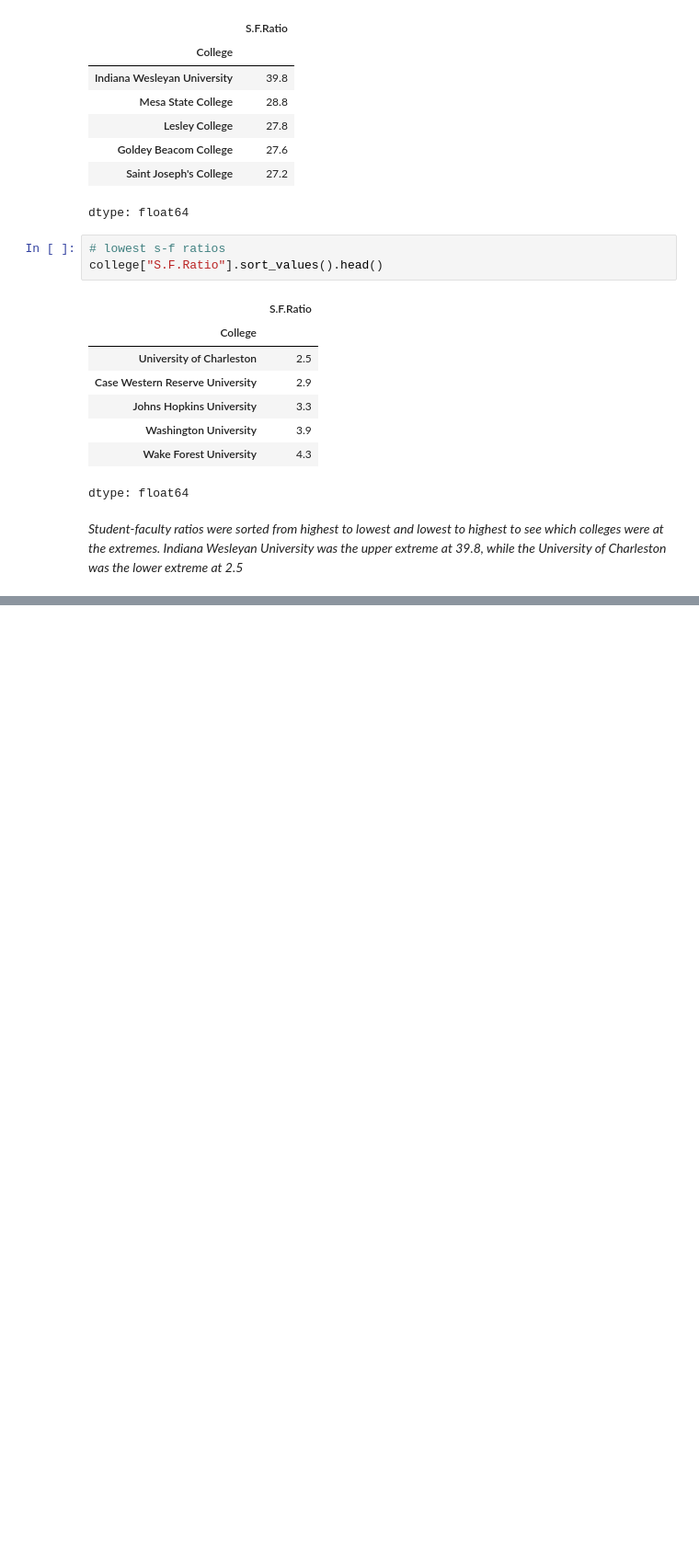
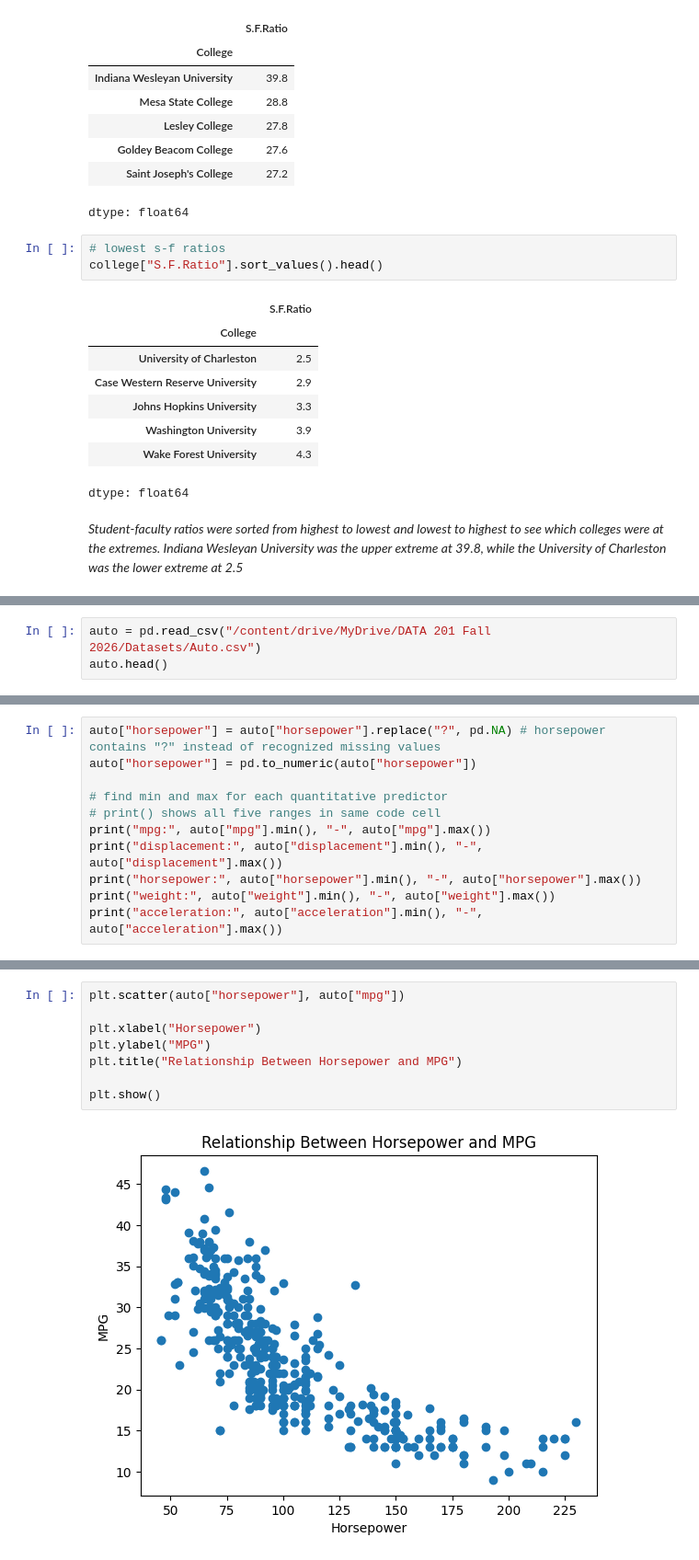
Before and after one commit to ashsiendo/DATA-201-Labs, a Jupyter notebook: Assignments/Week2_HW.ipynb, the cells around one changed output, grey strips where cells are left out. Shown at 92% size. Saved outputs shown, nothing was run; the diff lists cells and outputs as text; blank space fills up the shorter version.

Commit message:
Worked on Q9 Auto analysis

```diff
--- a/Assignments/Week2_HW.ipynb
+++ b/Assignments/Week2_HW.ipynb
@@ -225,0 +234,3 @@ dtype: float64
+# %%
+auto = pd.read_csv("/content/drive/MyDrive/DATA 201 Fall 2026/Datasets/Auto.csv")
+auto.head()
@@ -225,0 +274,11 @@ dtype: float64
+# %%
+auto["horsepower"] = auto["horsepower"].replace("?", pd.NA) # horsepower contains "?" instead of recognized missing values
+auto["horsepower"] = pd.to_numeric(auto["horsepower"])
+
+# find min and max for each quantitative predictor
+# print() shows all five ranges in same code cell
+print("mpg:", auto["mpg"].min(), "-", auto["mpg"].max())
+print("displacement:", auto["displacement"].min(), "-", auto["displacement"].max())
+print("horsepower:", auto["horsepower"].min(), "-", auto["horsepower"].max())
+print("weight:", auto["weight"].min(), "-", auto["weight"].max())
+print("acceleration:", auto["acceleration"].min(), "-", auto["acceleration"].max())
@@ -225,0 +369,10 @@ dtype: float64
+# %%
+plt.scatter(auto["horsepower"], auto["mpg"])
+
+plt.xlabel("Horsepower")
+plt.ylabel("MPG")
+plt.title("Relationship Between Horsepower and MPG")
+
+plt.show()
+# %% [output]
+[figure, added]
```
Also changed, not shown: parts of 33 cells of this notebook.
